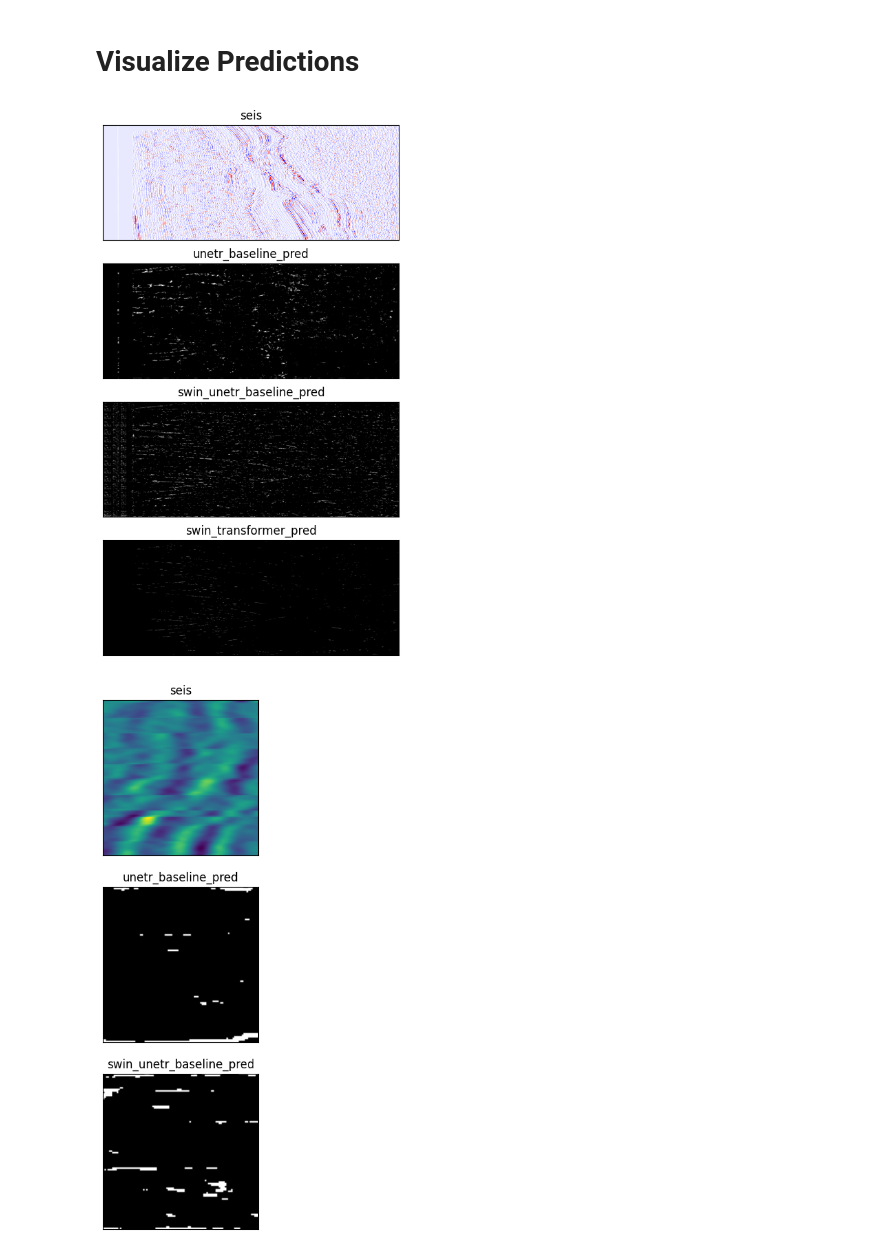
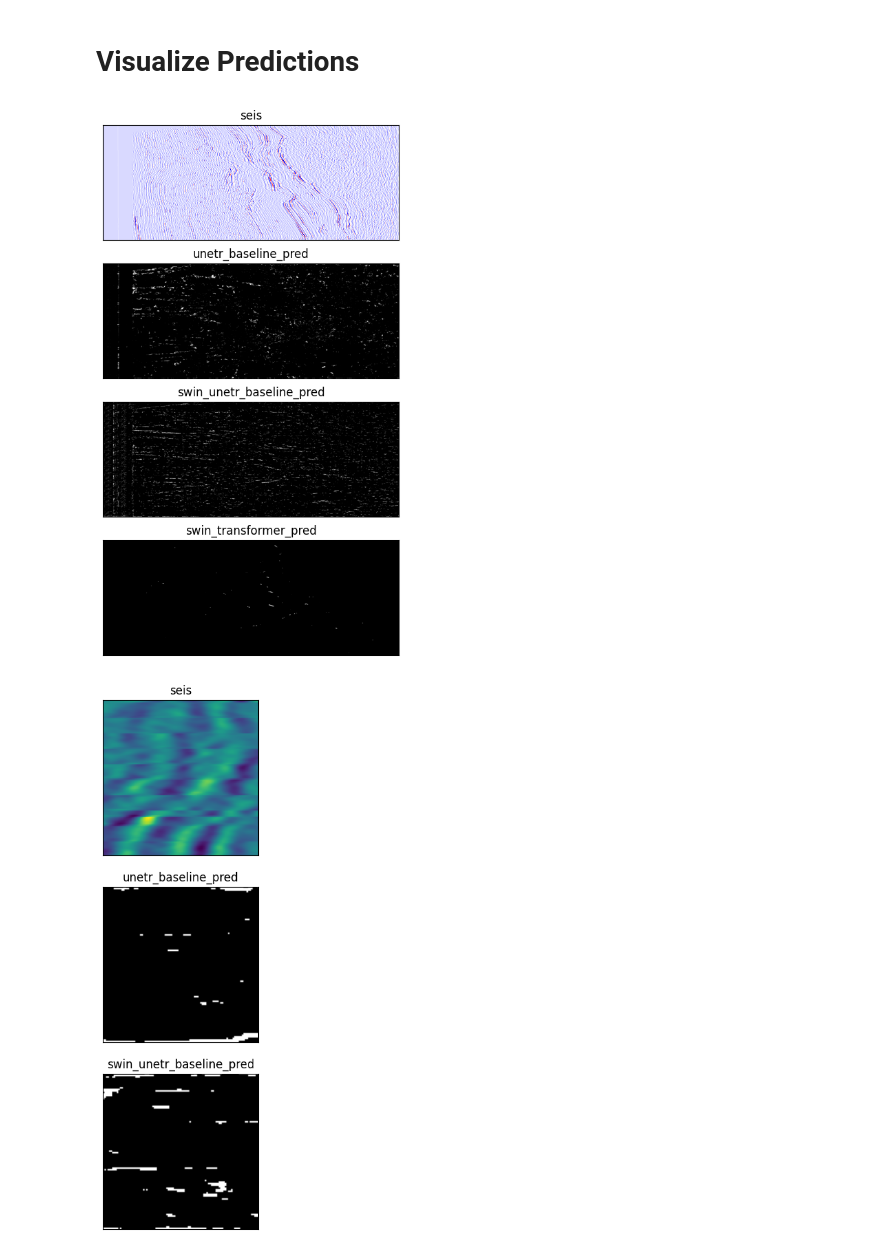
Before and after one commit to Kinlyran/Fault_Recong_zzr, a Jupyter notebook: visualize.ipynb, the cells around one changed output. Drawn from its saved outputs; the diff is of its cells as text; code cells hidden in the pictures.

```diff
--- a/visualize.ipynb
+++ b/visualize.ipynb
@@ -33,32 +33,32 @@ with h5py.File('/home/zhangzr/FaultRecongnition/MIM-Med3D/output/Fault_Baseline/
 with h5py.File('/home/zhangzr/FaultRecongnition/MIM-Med3D/output/Fault_Baseline/swin_unetr_base_supbaseline_p16_v01/real_preds/seis.h5', 'r') as f:
     swin_unetr_baseline_pred = f['predictions'][:]
 
-swin_transformer_pred = np.load('/home/zhangzr/FaultRecongnition/mmsegmentation/output/swin-base-patch4-window7_upernet_8xb2-160k_fault_real_labeled_slice-256x256_ft/predict/predict.npy', mmap_mode='r')
+swin_transformer_pred = np.load('/home/zhangzr/FaultRecongnition/mmsegmentation/output/swin-base-patch4-window7_upernet_8xb2-160k_fault_public_slice-256x256/real_data_predict/predict.npy', mmap_mode='r')
 # %%
-slice_id = 20
+slice_id = 30
 plt.subplot(4,1,1)
 fig = plt.imshow(seis[slice_id,:,:], cmap='seismic')
 fig.axes.set_title('seis')
 fig.axes.xaxis.set_visible(False)
 fig.axes.yaxis.set_visible(False)
 plt.subplot(4,1,2)
 fig = plt.imshow(1-unetr_baseline_pred[slice_id,:,:], cmap='binary')
 fig.axes.set_title('unetr_baseline_pred')
 fig.axes.xaxis.set_visible(False)
 fig.axes.yaxis.set_visible(False)
 plt.subplot(4,1,3)
 fig = plt.imshow(1-swin_unetr_baseline_pred[slice_id,:,:], cmap='binary')
 fig.axes.set_title('swin_unetr_baseline_pred')
 fig.axes.xaxis.set_visible(False)
 fig.axes.yaxis.set_visible(False)
 plt.subplot(4,1,4)
 fig = plt.imshow(1-swin_transformer_pred[slice_id,:,:], cmap='binary')
 fig.axes.set_title('swin_transformer_pred')
 fig.axes.xaxis.set_visible(False)
 fig.axes.yaxis.set_visible(False)
 plt.show()
 # %% [output]
-[figure, old version]
+[figure, new version]
 # %%
 def crop_center(img,cropx,cropy):
     y,x = img.shape
```
Also changed, not shown: 1 other file.
